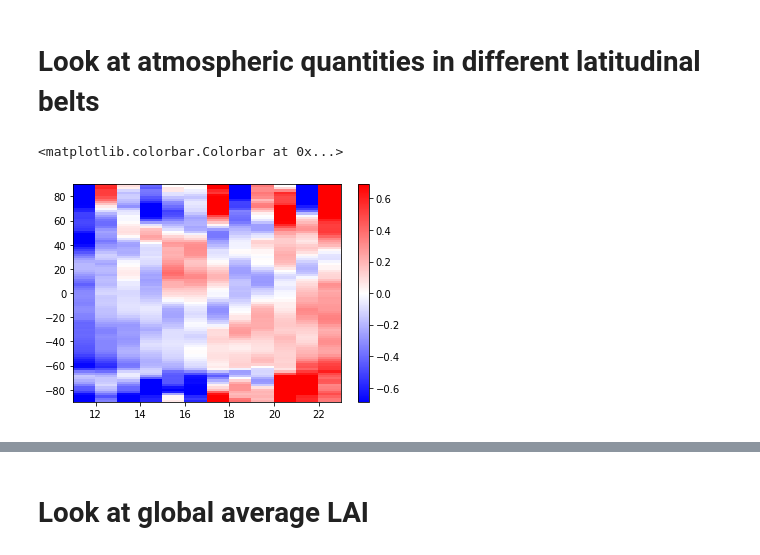
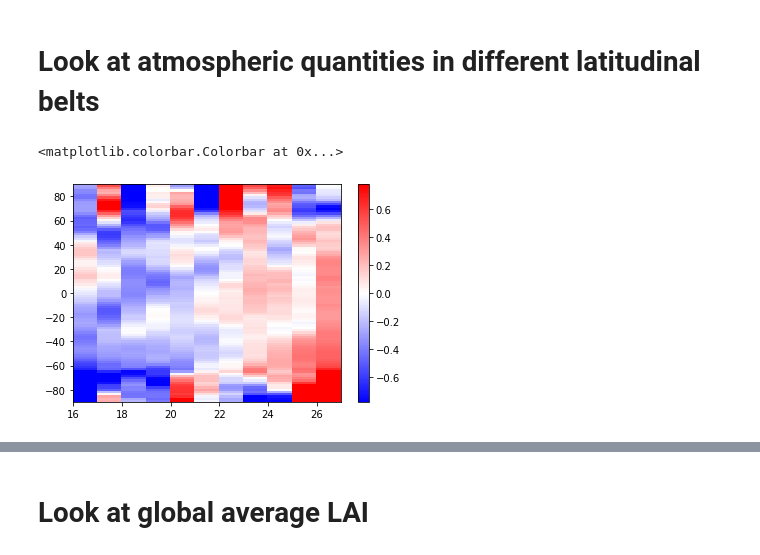
Before and after one commit to czarakas/coupled_PPE, a Jupyter notebook: code/check_simulations/Check_spin_up_after_doing_postproc.ipynb, the cells around one changed output, grey strips where cells are left out. Saved outputs shown, nothing was run; the diff lists cells and outputs as text; code cells hidden in the pictures.

Commit message:
Updated spin up checks

```diff
--- a/code/check_simulations/Check_spin_up_after_doing_postproc.ipynb
+++ b/code/check_simulations/Check_spin_up_after_doing_postproc.ipynb
@@ -90,21 +89,21 @@ plt.savefig('Spinup_global_temperature.png')
 # Look at atmospheric quantities in different latitudinal belts
 # %%
 var = 'TREFHT'
-yr_spin_up_done=10
+yr_spin_up_done=15
 var_series = ds_trefht[var]-273.15
 
 var_zonal_mean = var_series.mean(dim='lon')
 var_zonal_mean = var_zonal_mean.groupby('time.year').mean(dim='time')
 var_zonal_mean=var_zonal_mean[yr_spin_up_done:,:]
 var_zonal_mean = var_zonal_mean - var_zonal_mean.mean(dim='year')
 cbound = np.max(np.abs([np.nanpercentile(var_zonal_mean,95),np.nanpercentile(var_zonal_mean,5)]))
 plt.pcolor(var_zonal_mean.year, var_zonal_mean.lat, var_zonal_mean.transpose(), cmap=plt.cm.bwr,
           vmin=-cbound, vmax=cbound)#, tlai_zonal_mean.time, tlai_zonal_mean.lat)
 #plt.ylim([-90,90])
 plt.colorbar()
 # %% [output]
 <matplotlib.colorbar.Colorbar at 0x...>
-[figure, old version]
+[figure, new version]
 # %%
 latrange_min=-90
 dlat=10
```
Also changed, not shown: parts of 17 cells of this notebook, 2 other files.
